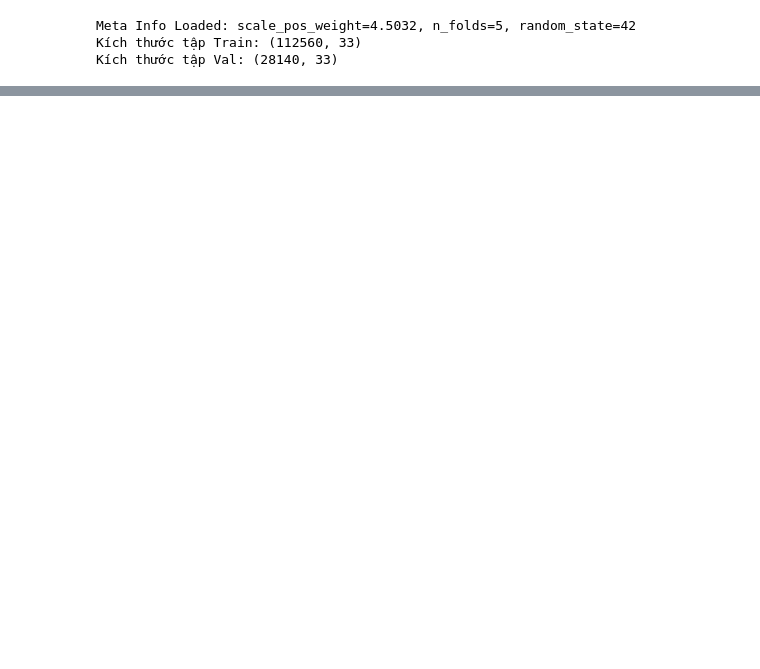
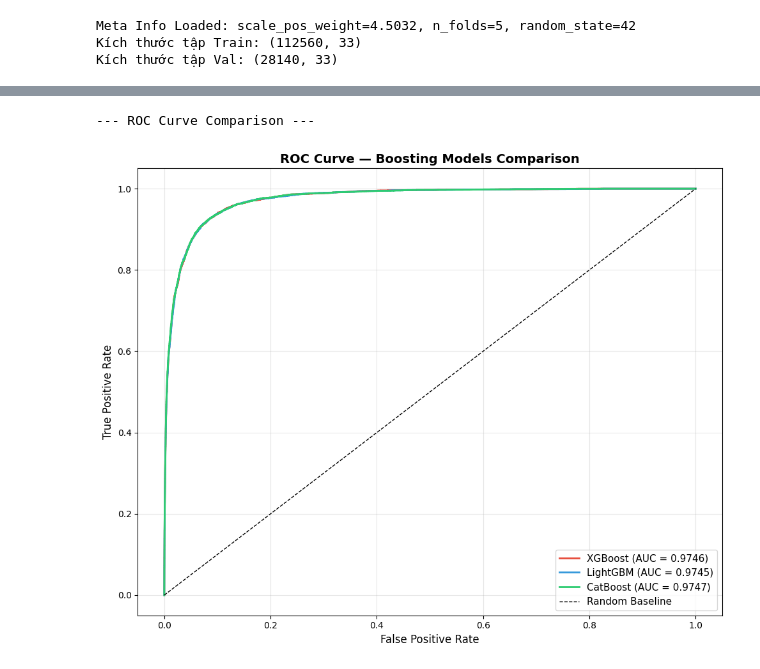
Before and after one commit to s4lt1f0l/Exploring-Mental-Health-Data, a Jupyter notebook: notebooks/04-boosting-models.ipynb, the cells around one changed output, grey strips where cells are left out. Saved outputs shown, nothing was run; the diff lists cells and outputs as text; code cells hidden in the pictures; blank space fills up the shorter version.

```diff
--- a/notebooks/04-boosting-models.ipynb
+++ b/notebooks/04-boosting-models.ipynb
@@ -351,0 +935,29 @@ Validation F1-Score: 0.83208
+# %%
+print("\n--- ROC Curve Comparison ---")
+
+plt.figure(figsize=(10, 8))
+colors = ['#e74c3c', '#3498db', '#2ecc71']
+models_info = [
+    ('XGBoost',  y_val_pred_prob_xgb),
+    ('LightGBM', y_val_pred_prob_lgb),
+    ('CatBoost', y_val_pred_prob_cat),
+]
+
+for (name, y_prob), color in zip(models_info, colors):
+    fpr, tpr, _ = roc_curve(y_val, y_prob)
+    auc_val = roc_auc_score(y_val, y_prob)
+    plt.plot(fpr, tpr, color=color, lw=2,
+             label=f'{name} (AUC = {auc_val:.4f})')
+
+plt.plot([0, 1], [0, 1], 'k--', lw=1, label='Random Baseline')
+plt.xlabel('False Positive Rate', fontsize=12)
+plt.ylabel('True Positive Rate', fontsize=12)
+plt.title('ROC Curve — Boosting Models Comparison', fontsize=14, fontweight='bold')
+plt.legend(loc='lower right', fontsize=11)
+plt.grid(True, alpha=0.3)
+plt.tight_layout()
+plt.savefig(os.path.join(MODEL_DIR, 'roc_comparison.png'), dpi=150, bbox_inches='tight')
+plt.show()
+# %% [output]
+--- ROC Curve Comparison ---
+[figure, added]
```
Also changed, not shown: parts of 41 cells of this notebook, 2 other files.
